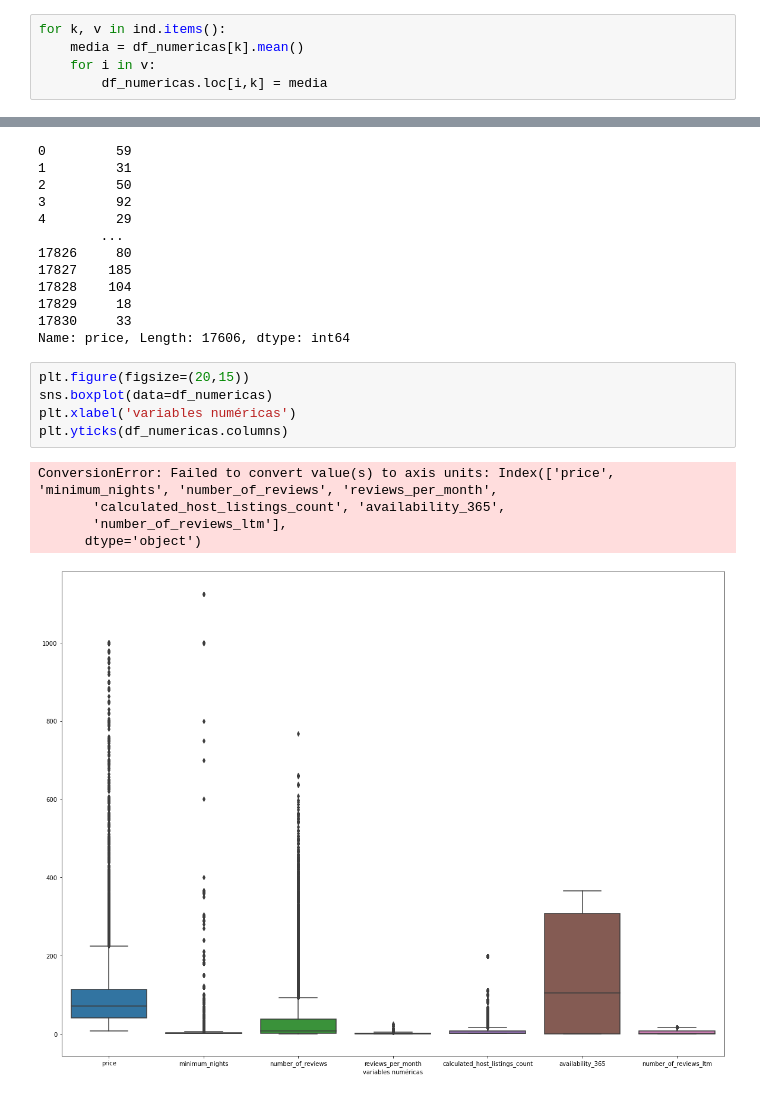
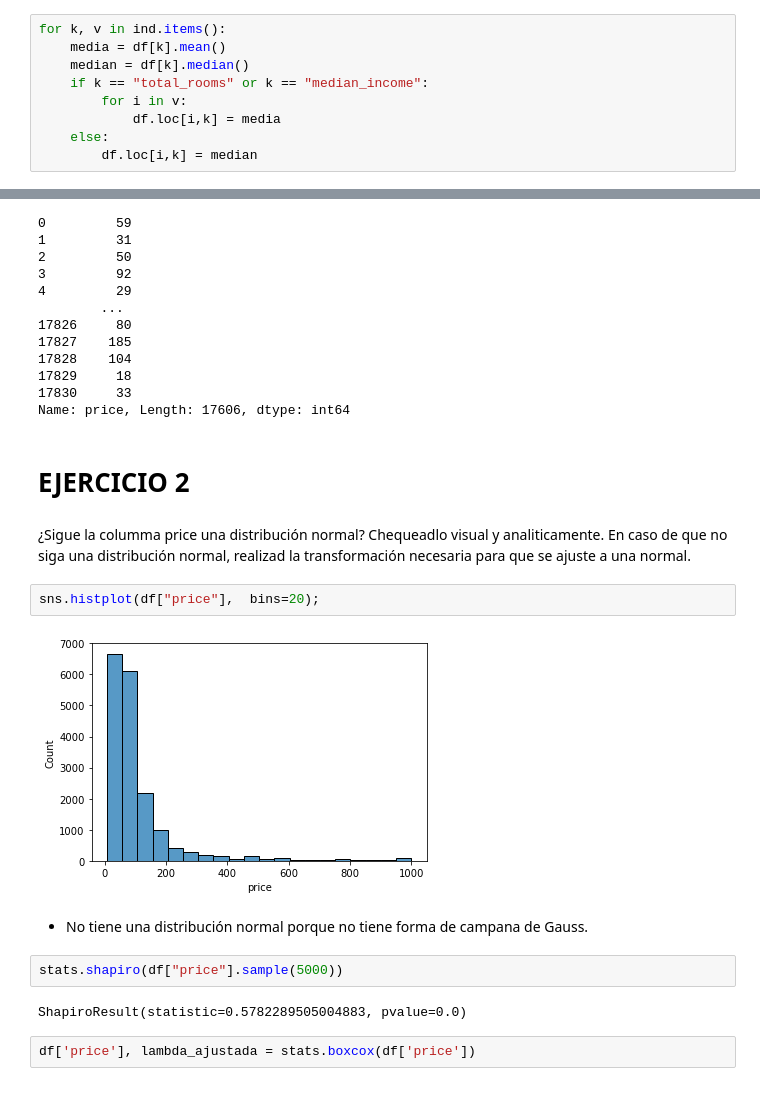
Before and after one commit to Adalab/DA-promo-a-modulo-3-pair-1-Almudena-Lara, a Jupyter notebook: TEST ESTADÍSTICOS/T.E. 3/estadísticos_3.ipynb, the cells around one changed output, grey strips where cells are left out. Drawn from its saved outputs; the diff is of its cells as text.

```diff
--- a/TEST ESTADÍSTICOS/T.E. 3/estadísticos_3.ipynb
+++ b/TEST ESTADÍSTICOS/T.E. 3/estadísticos_3.ipynb
@@ -92,6 +98,10 @@ for x in df_numericas:
     ind = detectar_outliers(x, df_numericas)
 # %%
 for k, v in ind.items():
-    media = df_numericas[k].mean()
-    for i in v:
-        df_numericas.loc[i,k] = media
+    media = df[k].mean()
+    median = df[k].median()
+    if k == "total_rooms" or k == "median_income":
+        for i in v:
+            df.loc[i,k] = media
+    else:
+        df.loc[i,k] = median
@@ -116,14 +129,20 @@ df_numericas.price
 17829     18
 17830     33
 Name: price, Length: 17606, dtype: int64
-# %%
-plt.figure(figsize=(20,15))
-sns.boxplot(data=df_numericas)
-plt.xlabel('variables numéricas')
-plt.yticks(df_numericas.columns)
-# %% [output]
-ConversionError: Failed to convert value(s) to axis units: Index(['price', 'minimum_nights', 'number_of_reviews', 'reviews_per_month',
-       'calculated_host_listings_count', 'availability_365',
-       'number_of_reviews_ltm'],
-      dtype='object')
-[figure, removed]
+# %% [markdown]
+# EJERCICIO 2
+# %% [markdown]
+¿Sigue la columma price una distribución normal? Chequeadlo visual y analiticamente.
+En caso de que no siga una distribución normal, realizad la transformación necesaria para que se ajuste a una normal.
+# %%
+sns.histplot(df["price"],  bins=20);
+# %% [output]
+[figure, added]
+# %% [markdown]
+ - No tiene una distribución normal porque no tiene forma de campana de Gauss.
+# %%
+stats.shapiro(df["price"].sample(5000))
+# %% [output]
+ShapiroResult(statistic=0.5782289505004883, pvalue=0.0)
+# %%
+df['price'], lambda_ajustada = stats.boxcox(df['price'])
```
Also changed, not shown: parts of 16 cells of this notebook.
